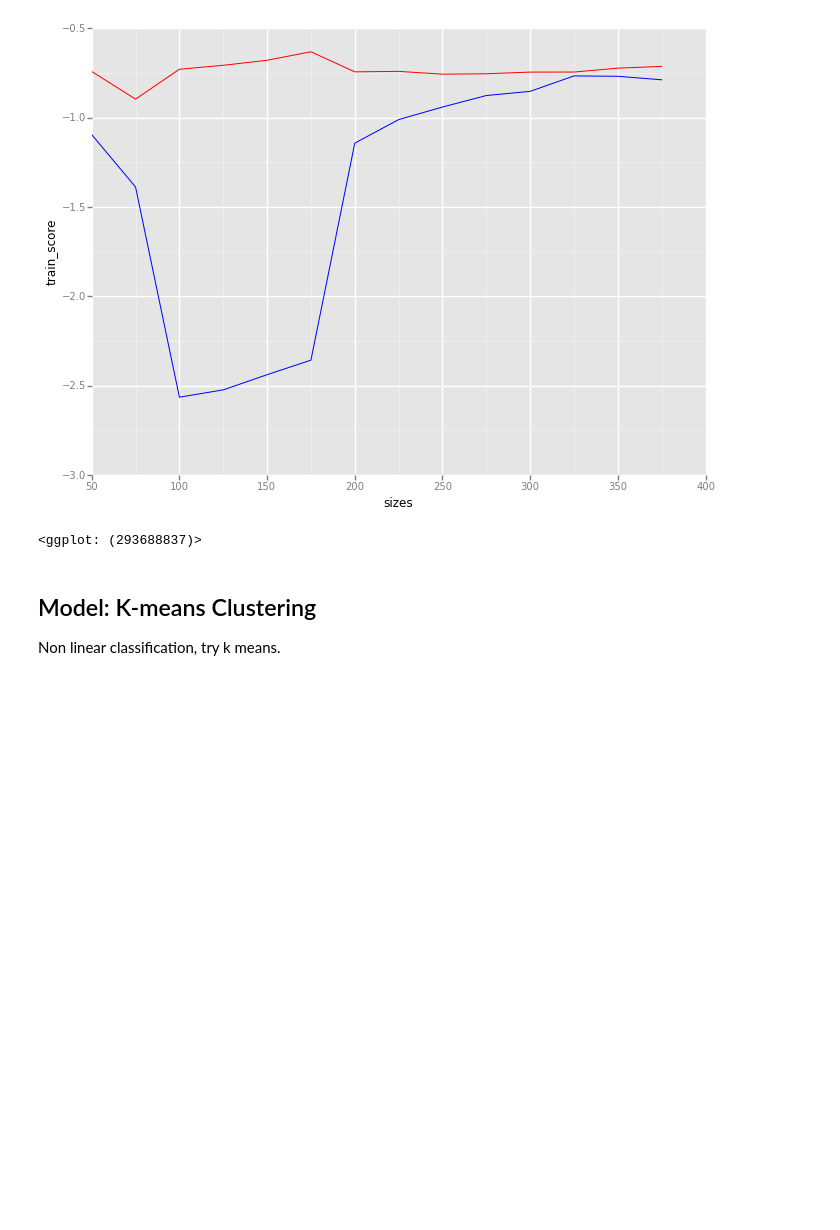
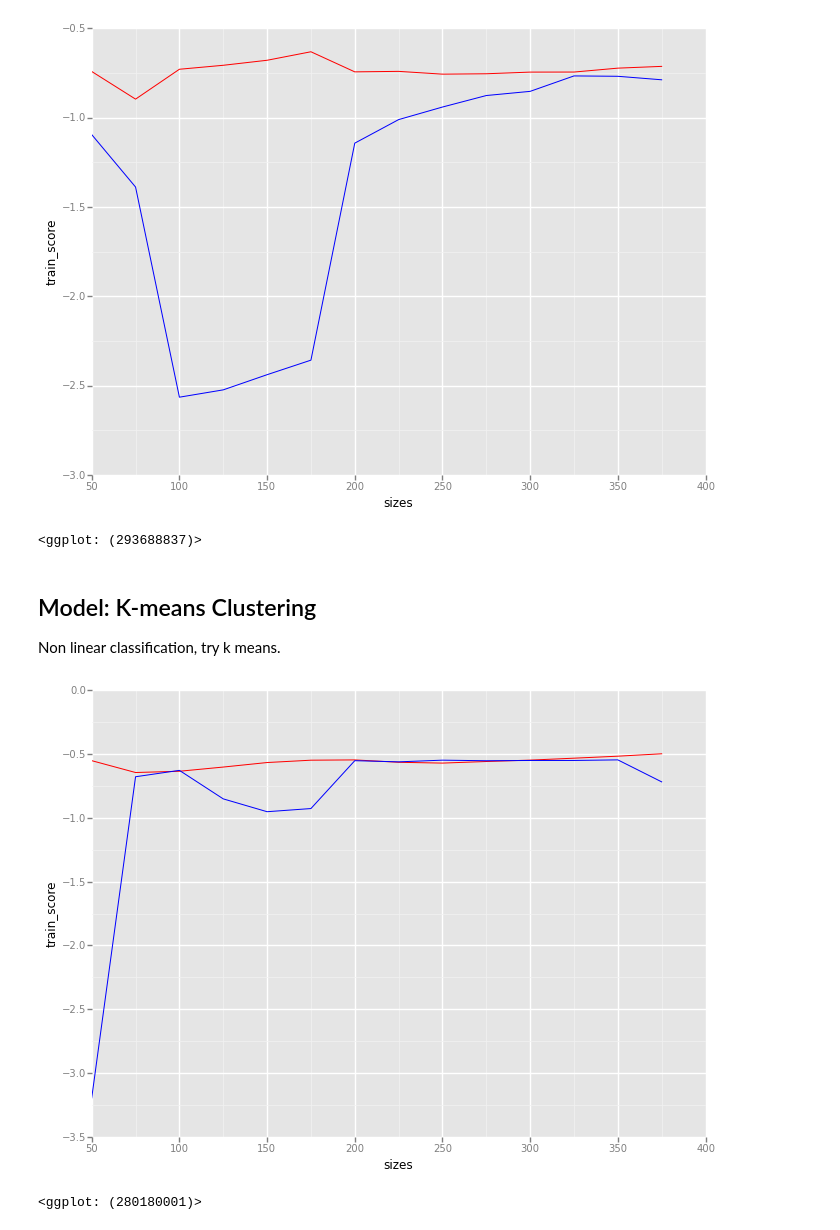
Before and after one commit to mfournierca/driven-data-blood-donations, a Jupyter notebook: notebook.ipynb, the cells around one changed output. Cells and saved outputs as stored; diff of their text form; code cells hidden in the pictures; blank space fills up the shorter version.

Commit message:
add k nearest neighbor model
Issue: normalize_in_pipeline

```diff
--- a/notebook.ipynb
+++ b/notebook.ipynb
@@ -107,3 +107,9 @@ ggplot(gnb_learning, aes(x="sizes")) + geom_line(aes(y="train_score"), colour="r
 ## Model: K-means Clustering
 
 Non linear classification, try k means.
+# %%
+knn_learning = model.get_learning_curve(model.knn(), x, y)
+ggplot(knn_learning, aes(x="sizes")) + geom_line(aes(y="train_score"), colour="red") + geom_line(aes(y="cv_score"), colour="blue")
+# %% [output]
+[figure, added]
+<ggplot: (280180001)>
```
Also changed, not shown: 1 other file.
